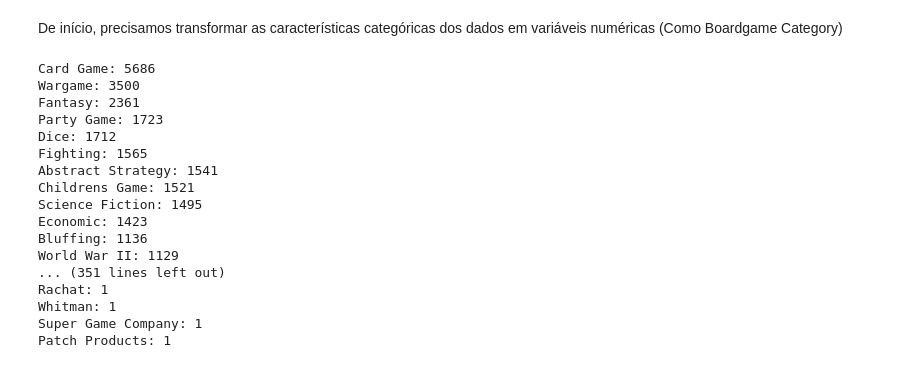
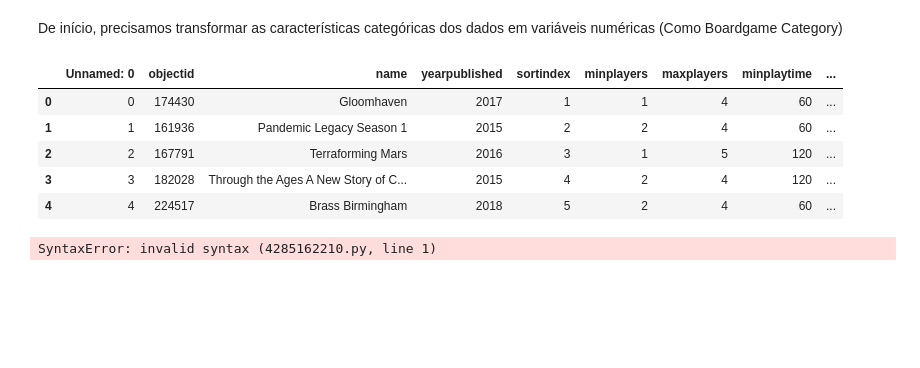
Before and after one commit to CaioCastro1/Dice-Co, a Jupyter notebook: treinamento_analise_exploratoria/bases_e_codigos/analise_exploratoria.ipynb, the cells around one changed output. Drawn from its saved outputs; the diff is of its cells as text; code cells hidden in the pictures; blank space fills up the shorter version.

```diff
--- a/treinamento_analise_exploratoria/bases_e_codigos/analise_exploratoria.ipynb
+++ b/treinamento_analise_exploratoria/bases_e_codigos/analise_exploratoria.ipynb
@@ -204,48 +314,53 @@ De início, precisamos transformar as características categóricas dos dados em
 # %%
 import ast
 from collections import Counter
 
 data = pd.read_excel('base_oficial.xlsx')
 
 def turn_string_list_in_list(dataframe, col):
     dataframe[col] = dataframe[col].apply(lambda x: ast.literal_eval(x.replace("'", '"')) if isinstance(x, str) else x)
     return dataframe[col]
 
 data["boardgamecategory"] = turn_string_list_in_list(data, 'boardgamecategory')
 
+data['boardgamemechanic'] = turn_string_list_in_list(data, "boardgamemechanic")
+
 # Concatenate all lists in the 'boardgamecategory' column
 combined_categories = sum(data['boardgamecategory'], [])
 
 # Get frequency counts of elements
 frequency_counts = Counter(combined_categories)
 
-# Sort elements by frequency in descending order
-ordered_elements = sorted(frequency_counts.items(), key=lambda x: x[1], reverse=True)
+threshold = 25
+data['boardgamecategory'] = data['boardgamecategory'].apply(lambda lst: [elem if frequency_counts[elem] >= threshold else pd.NA for elem in lst])
 
-# Display elements ordered by frequency
-for element, frequency in ordered_elements:
-    print(f"{element}: {frequency}")
+
 
 # Now perform the subsequent operations on the updated DataFrame 'data'
-# encoded_df = pd.get_dummies(data["boardgamecategory"].apply(pd.Series).stack()).groupby(level=0).sum()
+one_hot_categories = pd.get_dummies(data["boardgamecategory"].apply(pd.Series).stack()).groupby(level=0).sum()
 
-# Describe the updated encoded_df
-# encoded_df.describe()
+# Concatenate all lists in the 'boardgamecategory' column
+combined_categories = sum(data['boardgamemechanic'], [])
+
+# Get frequency counts of elements
+frequency_counts = Counter(combined_categories)
+
+threshold = 25
+data['boardgamemechanic'] = data['boardgamemechanic'].apply(lambda lst: [elem if frequency_counts[elem] >= threshold else pd.NA for elem in lst])
+
+one_hot_mechanics = pd.get_dummies(data["boardgamemechanic"].apply(pd.Series).stack()).groupby(level=0).sum()
+
+encoded_df = pd.concat([data, one_hot_categories, one_hot_mechanics], axis=1)
+
+encoded_df.head()
 # %% [output]
-Card Game: 5686
-Wargame: 3500
-Fantasy: 2361
-Party Game: 1723
-Dice: 1712
-Fighting: 1565
-Abstract Strategy: 1541
-Childrens Game: 1521
-Science Fiction: 1495
-Economic: 1423
-Bluffing: 1136
-World War II: 1129
-... (351 lines left out)
-Rachat: 1
-Whitman: 1
-Super Game Company: 1
-Patch Products: 1
+|  | Unnamed: 0 | objectid | name | yearpublished | sortindex | minplayers | maxplayers | minplaytime | ... |
+| 0 | 0 | 174430 | Gloomhaven | 2017 | 1 | 1 | 4 | 60 | ... |
+| 1 | 1 | 161936 | Pandemic Legacy Season 1 | 2015 | 2 | 2 | 4 | 60 | ... |
+| 2 | 2 | 167791 | Terraforming Mars | 2016 | 3 | 1 | 5 | 120 | ... |
+| 3 | 3 | 182028 | Through the Ages A New Story of C... | 2015 | 4 | 2 | 4 | 120 | ... |
+| 4 | 4 | 224517 | Brass Birmingham | 2018 | 5 | 2 | 4 | 60 | ... |
+# %%
+.drop(columns= ["Unnamed","sortindex", "yearpublished", "usersrating", "",  "boardgamecategory", "boardgamemechanic", "boardgamedesigner_cnt", "boardgameartist_cnt", "boardgamepublisher_cnt", "boardgamehonor_cnt", "boardgamecategory_cnt", "boardgamecategory_cnt", "boardgamemechanic_cnt", "boardgameexpansion_cnt", "boardgameversion_cnt", "boardgamefamily_cnt"])
+# %% [output]
+SyntaxError: invalid syntax (4285162210.py, line 1)
```
Also changed, not shown: parts of 17 cells of this notebook.
